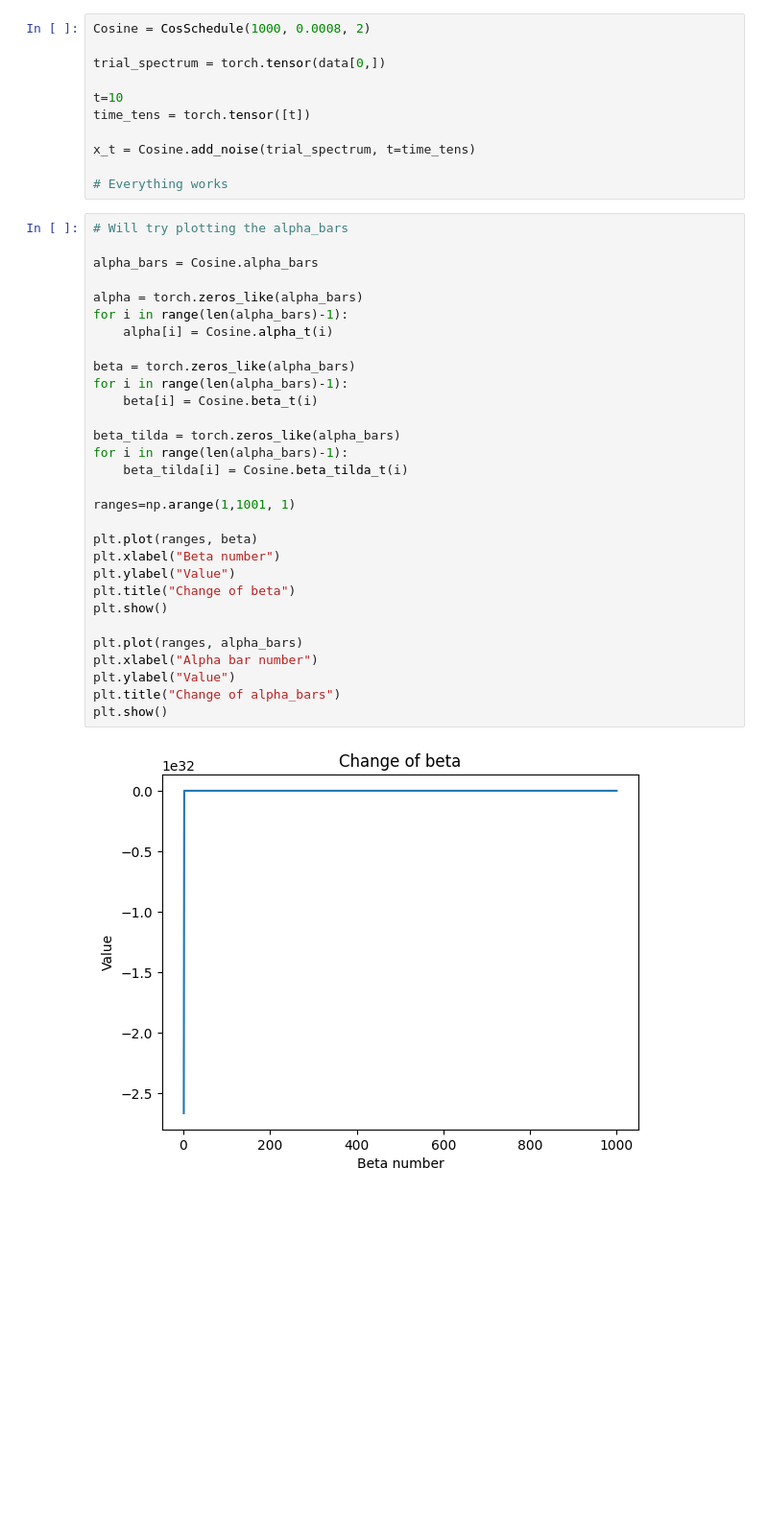
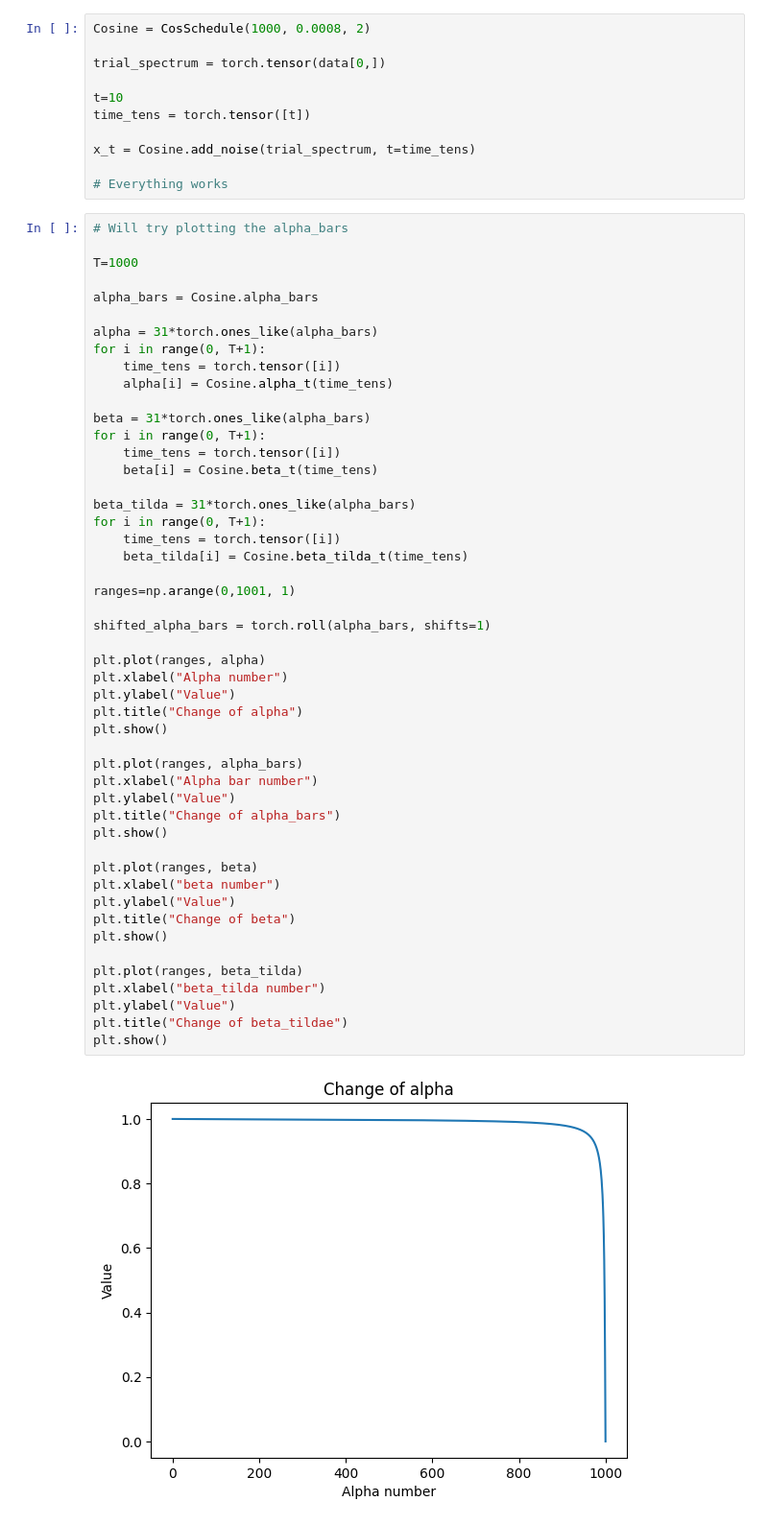
Before and after one commit to kieranphu-svg/FINCH-Science_SyntheticData, a Jupyter notebook: defs/diffusion/helper/noising/test.ipynb, the cells around one changed output. Shown at 96% size. Cells and saved outputs as stored; diff of their text form; blank space fills up the shorter version.

```diff
--- a/defs/diffusion/helper/noising/test.ipynb
+++ b/defs/diffusion/helper/noising/test.ipynb
@@ -115,33 +115,52 @@ x_t = Cosine.add_noise(trial_spectrum, t=time_tens)
 # %%
 # Will try plotting the alpha_bars
 
+T=1000
+
 alpha_bars = Cosine.alpha_bars
 
-alpha = torch.zeros_like(alpha_bars)
-for i in range(len(alpha_bars)-1):
-    alpha[i] = Cosine.alpha_t(i)
+alpha = 31*torch.ones_like(alpha_bars)
+for i in range(0, T+1):
+    time_tens = torch.tensor([i])
+    alpha[i] = Cosine.alpha_t(time_tens)
 
-beta = torch.zeros_like(alpha_bars)
-for i in range(len(alpha_bars)-1):
-    beta[i] = Cosine.beta_t(i)
+beta = 31*torch.ones_like(alpha_bars)
+for i in range(0, T+1):
+    time_tens = torch.tensor([i])
+    beta[i] = Cosine.beta_t(time_tens)
 
-beta_tilda = torch.zeros_like(alpha_bars)
-for i in range(len(alpha_bars)-1):
-    beta_tilda[i] = Cosine.beta_tilda_t(i)
+beta_tilda = 31*torch.ones_like(alpha_bars)
+for i in range(0, T+1):
+    time_tens = torch.tensor([i])
+    beta_tilda[i] = Cosine.beta_tilda_t(time_tens)
 
-ranges=np.arange(1,1001, 1)
+ranges=np.arange(0,1001, 1)
 
-plt.plot(ranges, beta)
-plt.xlabel("Beta number")
+shifted_alpha_bars = torch.roll(alpha_bars, shifts=1)
+
+plt.plot(ranges, alpha)
+plt.xlabel("Alpha number")
 plt.ylabel("Value")
-plt.title("Change of beta")
+plt.title("Change of alpha")
 plt.show()
 
 plt.plot(ranges, alpha_bars)
 plt.xlabel("Alpha bar number")
 plt.ylabel("Value")
 plt.title("Change of alpha_bars")
 plt.show()
+
+plt.plot(ranges, beta)
+plt.xlabel("beta number")
+plt.ylabel("Value")
+plt.title("Change of beta")
+plt.show()
+
+plt.plot(ranges, beta_tilda)
+plt.xlabel("beta_tilda number")
+plt.ylabel("Value")
+plt.title("Change of beta_tildae")
+plt.show()
 # %% [output]
-[figure, old version]
+[figure, new version]
 [figure]
```
Also changed, not shown: parts of 3 cells of this notebook, 1 other file.
